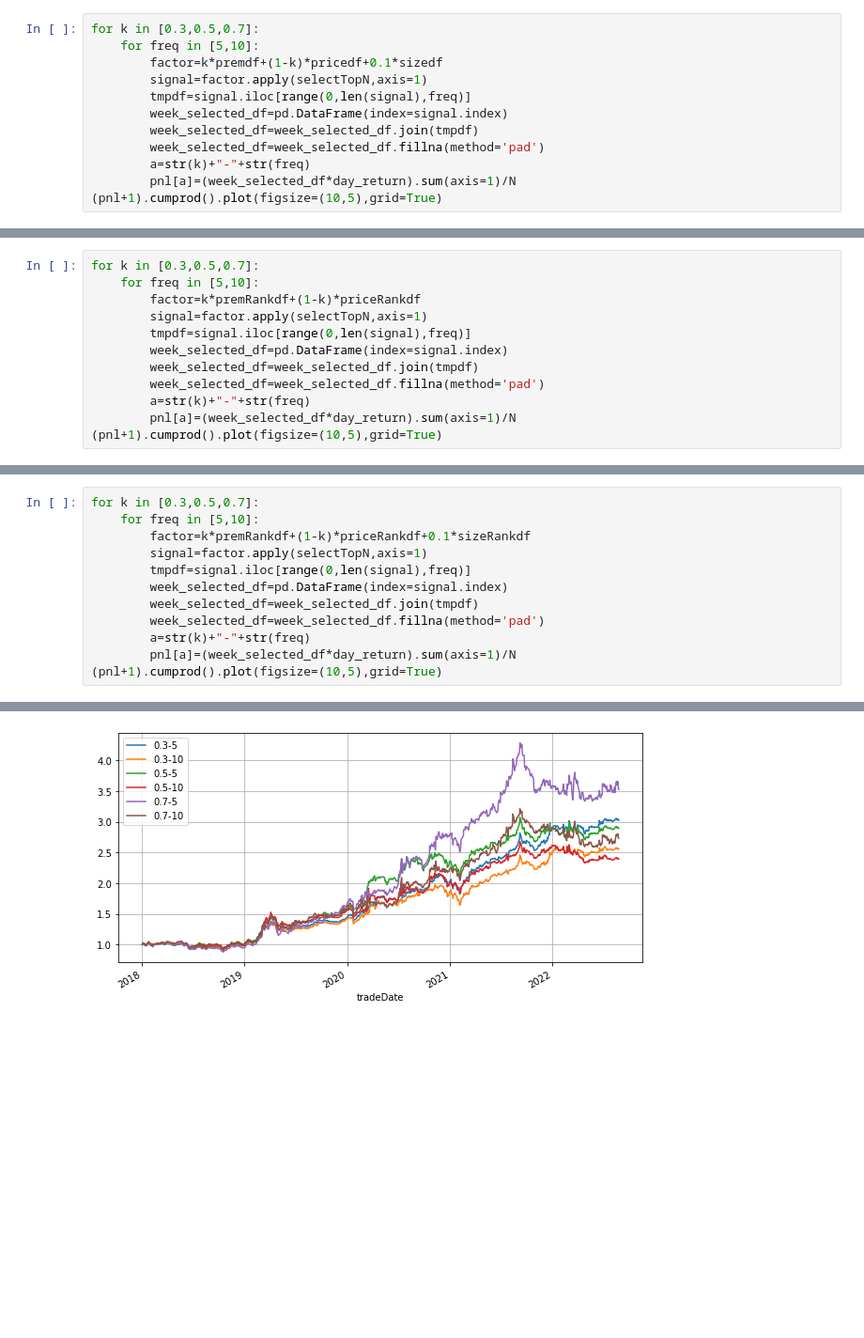
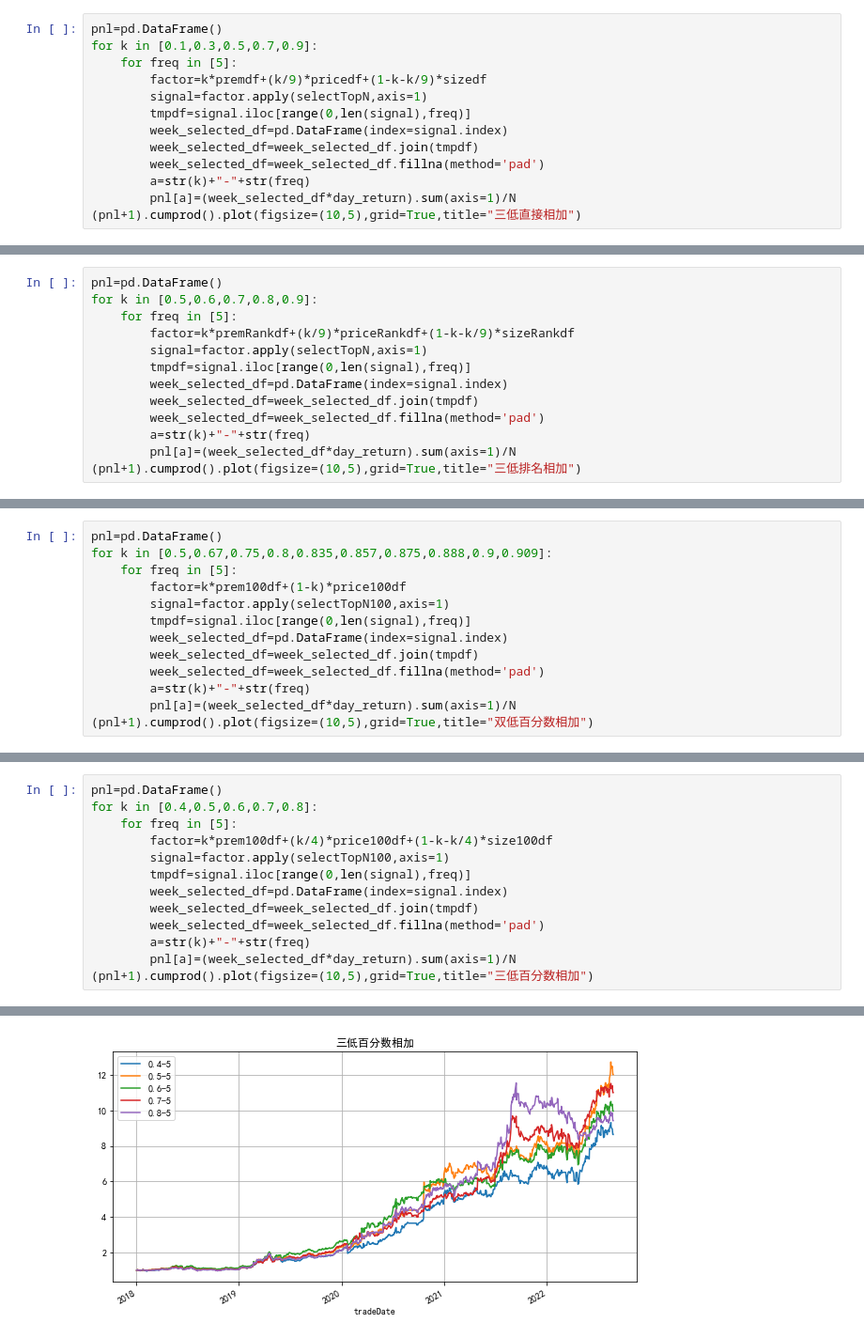
Before and after one commit to lverjia/C_Bond, a Jupyter notebook: 可转债回测1.0分时-多因子应用.ipynb, the cells around one changed output, grey strips where cells are left out. Shown at 94% size. Cells and saved outputs as stored; diff of their text form; blank space fills up the shorter version.

```diff
--- a/可转债回测1.0分时-多因子应用.ipynb
+++ b/可转债回测1.0分时-多因子应用.ipynb
@@ -51,7 +56,8 @@ for k in [0.3,0.5,0.7]:
 # %%
-for k in [0.3,0.5,0.7]:
-    for freq in [5,10]:
-        factor=k*premdf+(1-k)*pricedf+0.1*sizedf
+pnl=pd.DataFrame()
+for k in [0.1,0.3,0.5,0.7,0.9]:
+    for freq in [5]:
+        factor=k*premdf+(k/9)*pricedf+(1-k-k/9)*sizedf
         signal=factor.apply(selectTopN,axis=1)
         tmpdf=signal.iloc[range(0,len(signal),freq)]
         week_selected_df=pd.DataFrame(index=signal.index)
@@ -59,5 +65,5 @@ for k in [0.3,0.5,0.7]:
         week_selected_df=week_selected_df.fillna(method='pad')
         a=str(k)+"-"+str(freq)
         pnl[a]=(week_selected_df*day_return).sum(axis=1)/N
-(pnl+1).cumprod().plot(figsize=(10,5),grid=True)
+(pnl+1).cumprod().plot(figsize=(10,5),grid=True,title="三低直接相加")
 # %% [output]
@@ -66,7 +88,8 @@ for k in [0.3,0.5,0.7]:
 # %%
-for k in [0.3,0.5,0.7]:
-    for freq in [5,10]:
-        factor=k*premRankdf+(1-k)*priceRankdf
+pnl=pd.DataFrame()
+for k in [0.5,0.6,0.7,0.8,0.9]:
+    for freq in [5]:
+        factor=k*premRankdf+(k/9)*priceRankdf+(1-k-k/9)*sizeRankdf
         signal=factor.apply(selectTopN,axis=1)
         tmpdf=signal.iloc[range(0,len(signal),freq)]
         week_selected_df=pd.DataFrame(index=signal.index)
@@ -74,5 +97,5 @@ for k in [0.3,0.5,0.7]:
         week_selected_df=week_selected_df.fillna(method='pad')
         a=str(k)+"-"+str(freq)
         pnl[a]=(week_selected_df*day_return).sum(axis=1)/N
-(pnl+1).cumprod().plot(figsize=(10,5),grid=True)
+(pnl+1).cumprod().plot(figsize=(10,5),grid=True,title="三低排名相加")
 # %% [output]
@@ -80,0 +111,13 @@ for k in [0.3,0.5,0.7]:
+# %%
+pnl=pd.DataFrame()
+for k in [0.5,0.67,0.75,0.8,0.835,0.857,0.875,0.888,0.9,0.909]:
+    for freq in [5]:
+        factor=k*prem100df+(1-k)*price100df
+        signal=factor.apply(selectTopN100,axis=1)
+        tmpdf=signal.iloc[range(0,len(signal),freq)]
+        week_selected_df=pd.DataFrame(index=signal.index)
+        week_selected_df=week_selected_df.join(tmpdf)
+        week_selected_df=week_selected_df.fillna(method='pad')
+        a=str(k)+"-"+str(freq)
+        pnl[a]=(week_selected_df*day_return).sum(axis=1)/N
+(pnl+1).cumprod().plot(figsize=(10,5),grid=True,title="双低百分数相加")
@@ -81,13 +127,14 @@ for k in [0.3,0.5,0.7]:
 # %%
-for k in [0.3,0.5,0.7]:
-    for freq in [5,10]:
-        factor=k*premRankdf+(1-k)*priceRankdf+0.1*sizeRankdf
-        signal=factor.apply(selectTopN,axis=1)
+pnl=pd.DataFrame()
+for k in [0.4,0.5,0.6,0.7,0.8]:
+    for freq in [5]:
+        factor=k*prem100df+(k/4)*price100df+(1-k-k/4)*size100df
+        signal=factor.apply(selectTopN100,axis=1)
         tmpdf=signal.iloc[range(0,len(signal),freq)]
         week_selected_df=pd.DataFrame(index=signal.index)
         week_selected_df=week_selected_df.join(tmpdf)
         week_selected_df=week_selected_df.fillna(method='pad')
         a=str(k)+"-"+str(freq)
         pnl[a]=(week_selected_df*day_return).sum(axis=1)/N
-(pnl+1).cumprod().plot(figsize=(10,5),grid=True)
+(pnl+1).cumprod().plot(figsize=(10,5),grid=True,title="三低百分数相加")
 # %% [output]
@@ -95 +142 @@ for k in [0.3,0.5,0.7]:
-[figure, old version]
+[figure, new version]
```
Also changed, not shown: parts of 12 cells of this notebook, 8 other files.
